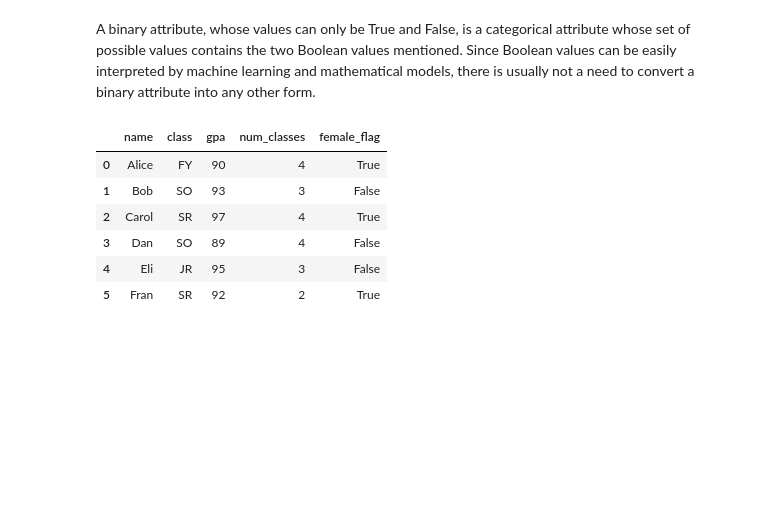
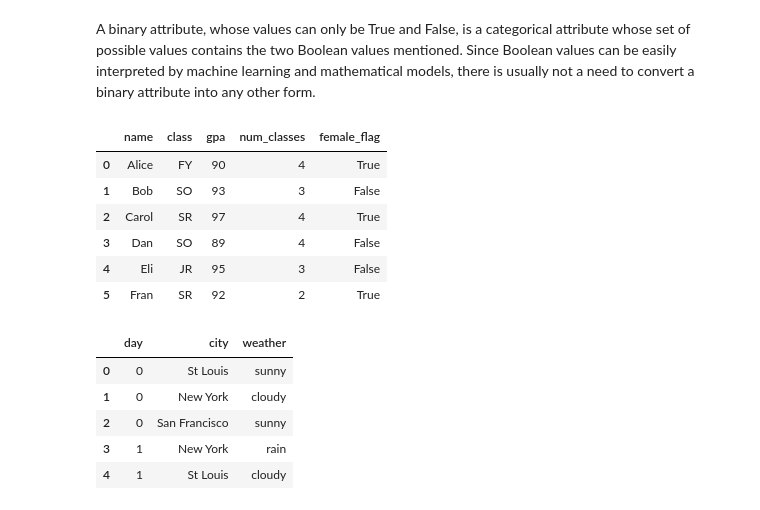
Before and after one commit to masinde70/Stats, a Jupyter notebook: statstoolbox.ipynb, the cells around one changed output. Drawn from its saved outputs; the diff is of its cells as text; code cells hidden in the pictures; blank space fills up the shorter version.

```diff
--- a/statstoolbox.ipynb
+++ b/statstoolbox.ipynb
@@ -71,3 +71,13 @@ student_df
 | 5 | Fran | SR | 92 | 2 | True |
 # %%
 import seaborn as sns
+# %%
+weather_df = pd.read_csv('weather_data.csv')
+weather_df.head()
+# %% [output]
+|  | day | city | weather |
+| 0 | 0 | St Louis | sunny |
+| 1 | 0 | New York | cloudy |
+| 2 | 0 | San Francisco | sunny |
+| 3 | 1 | New York | rain |
+| 4 | 1 | St Louis | cloudy |
```
Also changed, not shown: parts of 1 cell of this notebook.
